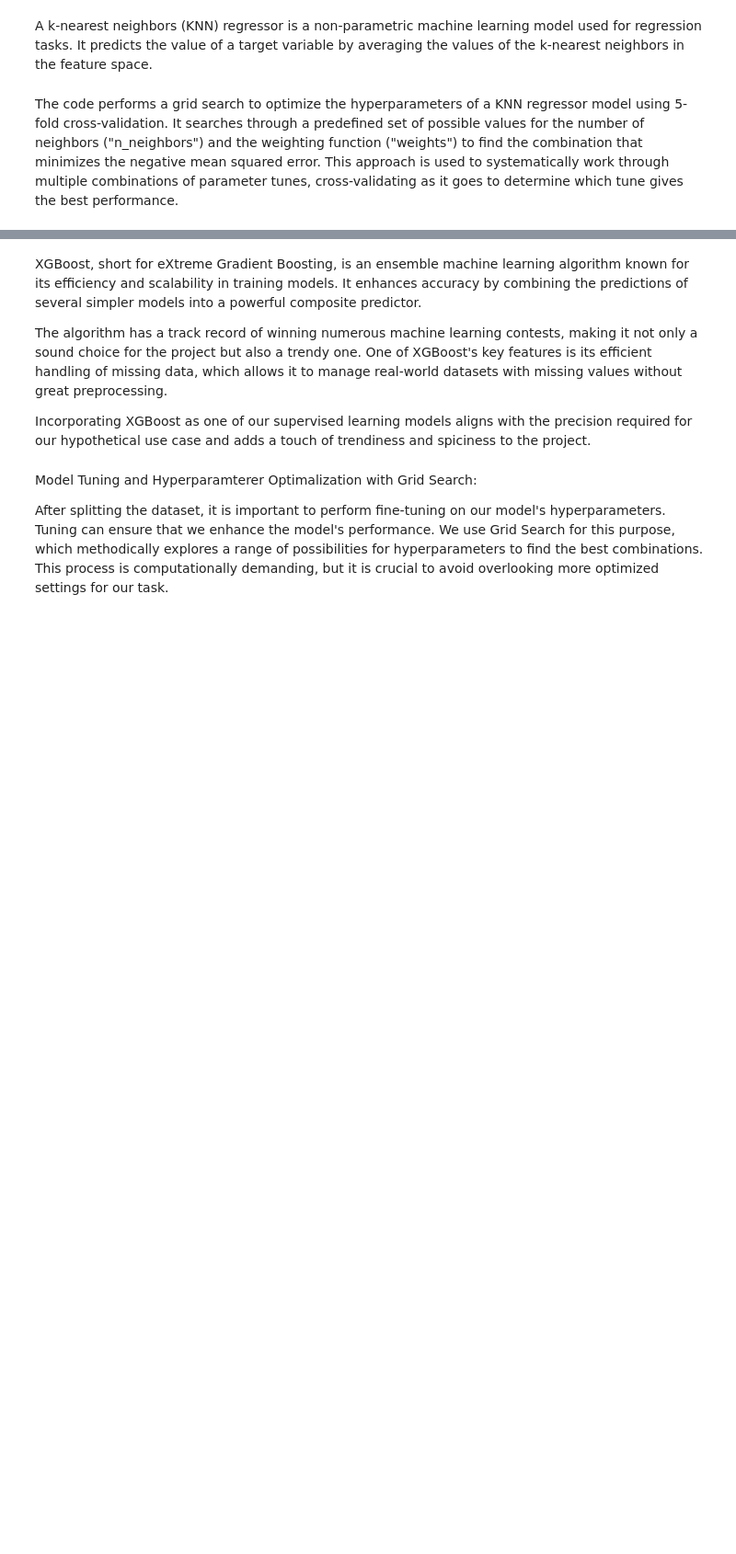
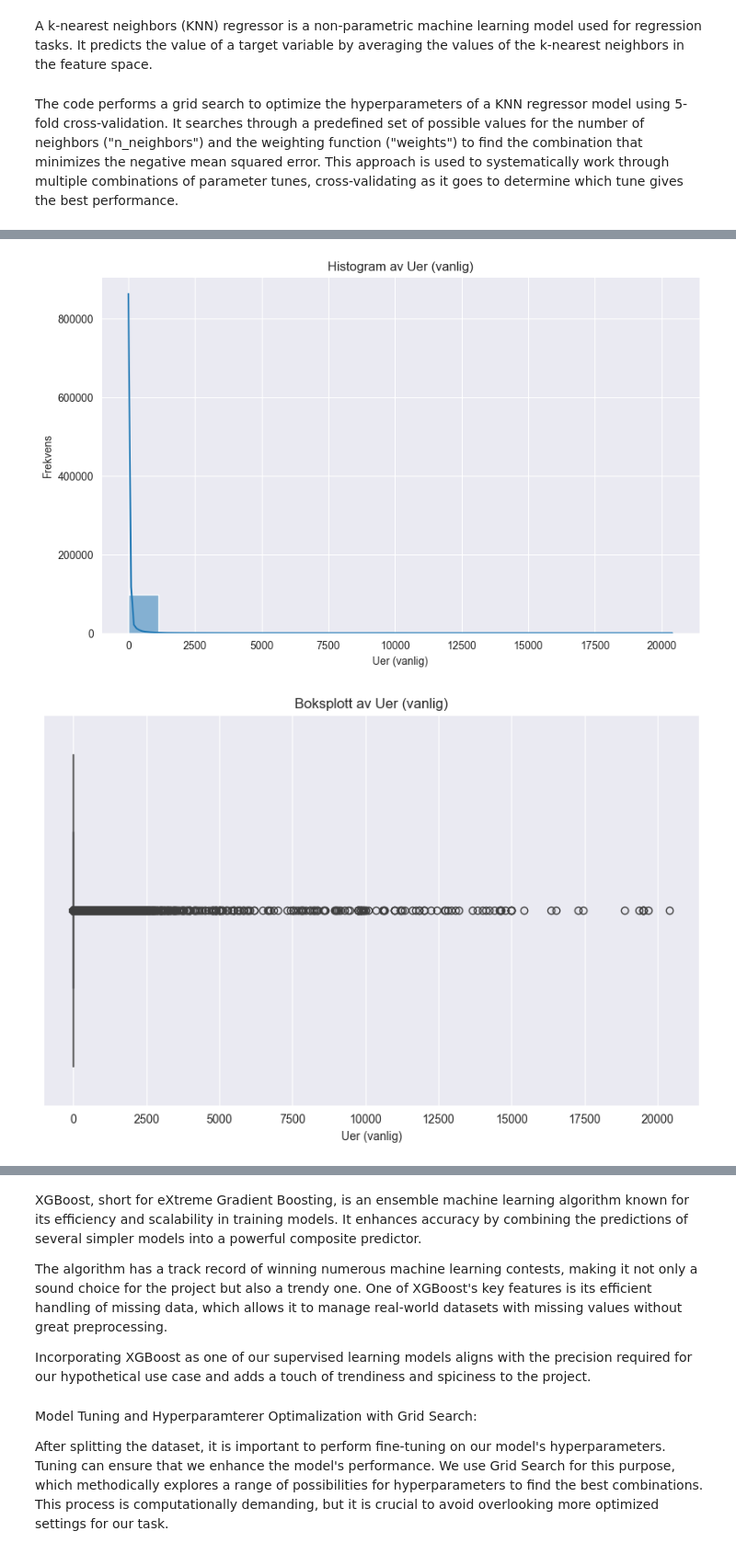
Before and after one commit to ThomasNicolai/info284groupexam, a Jupyter notebook: groupexam.ipynb, the cells around one changed output, grey strips where cells are left out. Shown: that part at 92% size. Drawn from its saved outputs; the diff is of its cells as text; code cells hidden in the pictures; blank space fills up the shorter version.

```diff
--- a/groupexam.ipynb
+++ b/groupexam.ipynb
@@ -336,0 +402,23 @@ plt.show()
+# %%
+import matplotlib.pyplot as plt
+import seaborn as sns
+
+# Anta at 'Uer (vanlig)' er en kolonne i DataFrame 'df'
+
+# Histogram
+plt.figure(figsize=(10, 6))
+sns.histplot(df_processed['Uer (vanlig)'], kde=True)  # 'kde=True' legger til en tetthetskurve
+plt.title('Histogram av Uer (vanlig)')
+plt.xlabel('Uer (vanlig)')
+plt.ylabel('Frekvens')
+plt.show()
+
+# Boksplott
+plt.figure(figsize=(10, 6))
+sns.boxplot(x=df_processed['Uer (vanlig)'])
+plt.title('Boksplott av Uer (vanlig)')
+plt.xlabel('Uer (vanlig)')
+plt.show()
+# %% [output]
+[figure, added]
+[figure, added]
```
Also changed, not shown: parts of 24 cells of this notebook.
